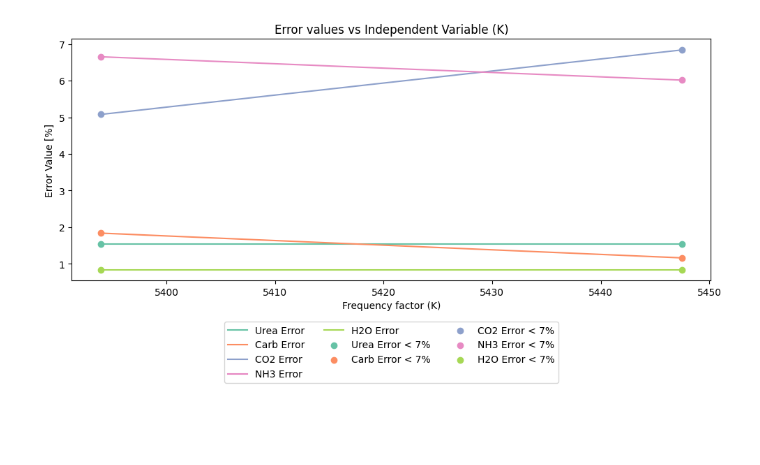
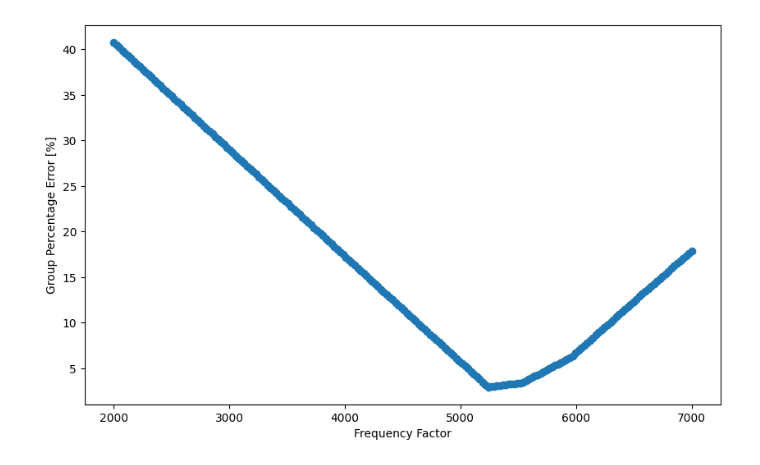
Before and after one commit to andrevzea/Urea_reactor_kinetics, a Jupyter notebook: Fine_tunning_carb_cond.ipynb, the cells around one changed output. Saved outputs shown, nothing was run; the diff lists cells and outputs as text; code cells hidden in the pictures; blank space fills up the shorter version.

```diff
--- a/Fine_tunning_carb_cond.ipynb
+++ b/Fine_tunning_carb_cond.ipynb
@@ -27,14 +27,16 @@ H2O_mass_fraction_node = r'\Data\Streams\CARBPROD\Output\MASSFRAC\MIXED\H2O'
 Biuret_mass_fraction_node = r'\Data\Streams\CARBPROD\Output\MASSFRAC\MIXED\BIURETU'
 
 # Define the range of K (frequency factor) to test
-K_array = np.linspace(1700, 7000, 100)
+K_array = np.linspace(2000, 7000, 200)
 
 # Initialize lists to store the mass fractions at each K value
 Urea, Carb, CO2, NH3, H2O, Biuret = [], [], [], [], [], []
 
 # Loop through each K value, update the Aspen model, and retrieve mass fractions
 for k in K_array:
+    #print(k)
     Aspen.Tree.FindNode(K_node).Value = float(k)  # Set the frequency factor
+    Aspen.Reinit()
     Aspen.Engine.Run2()  # Run the Aspen simulation
 
     # Wait until the simulation is finished
@@ -51,72 +53,81 @@ for k in K_array:
 
 # Close the Aspen Plus connection
 Aspen.Close()
 
 # Function to calculate percentage error between measured and reference values
 def Calculate_percentage_error(measured, reference):
     return np.abs((measured - reference) / reference) * 100
 
 # Define reference mass fractions for comparison (urea, carb, CO2, NH3, H2O, biuret)
 Reference_mass_frac = np.array([0.00126236828037646, 0.545746242227888, 0.11804232374056, 0.252436689248328, 0.0712285977656909, 0])
 
 # Calculate percentage errors for each component
 Error_urea = Calculate_percentage_error(Urea, Reference_mass_frac[0])
 Error_carb = Calculate_percentage_error(Carb, Reference_mass_frac[1])
 Error_co2 = Calculate_percentage_error(CO2, Reference_mass_frac[2])
 Error_nh3 = Calculate_percentage_error(NH3, Reference_mass_frac[3])
 Error_h2o = Calculate_percentage_error(H2O, Reference_mass_frac[4])
-Error_biuret = np.ones(100) * 100  # Assume 100% error for biuret as reference is zero
+#Error_biuret = np.ones(100) * 100  # Assume 100% error for biuret as reference is zero
 
-# Filter results where carbamate mass fraction is within the desired range (0.5 to 0.54)
-Filtered_indices = (np.array(Carb) >= 0.5) & (np.array(Carb) <= 0.54)
+# Function to compute the group percentage error for each frequency factor
+def compute_group_percentage_error(Urea, Carb, CO2, NH3, H2O, Reference_mass_frac):
+    # Initialize a list to store the group percentage error for each frequency factor
+    group_errors = []
 
-# Extract filtered errors for each component
-Filtered_error_urea = Error_urea[Filtered_indices]
-Filtered_error_carb = Error_carb[Filtered_indices]
-Filtered_error_co2 = Error_co2[Filtered_indices]
-Filtered_error_nh3 = Error_nh3[Filtered_indices]
-Filtered_error_h2o = Error_h2o[Filtered_indices]
+    # Loop through each frequency factor (row in Urea, Carb, etc.)
+    for i in range(len(Urea)):
+        # Calculate percentage errors for all species
+        error_urea = Calculate_percentage_error(Urea[i], Reference_mass_frac[0])
+        error_carb = Calculate_percentage_error(Carb[i], Reference_mass_frac[1])
+        error_co2 = Calculate_percentage_error(CO2[i], Reference_mass_frac[2])
+        error_nh3 = Calculate_percentage_error(NH3[i], Reference_mass_frac[3])
+        error_h2o = Calculate_percentage_error(H2O[i], Reference_mass_frac[4])
 
-# Create a dataframe with filtered errors
-filtered_data = {
-    'Index': np.where(Filtered_indices)[0],
-    'Urea Error': Filtered_error_urea,
-    'Carb Error': Filtered_error_carb,
-    'CO2 Error': Filtered_error_co2,
-    'NH3 Error': Filtered_error_nh3,
-    'H2O Error': Filtered_error_h2o
-}
+        # Combine the errors into a single metric (e.g., mean of all species' errors)
+        mean_error = np.mean([error_urea, error_carb, error_co2, error_nh3, error_h2o])
 
-df_filtered = pd.DataFrame(filtered_data).set_index('Index')
+        # Append the group error for this frequency factor
+        group_errors.append(mean_error)
 
-# Filter rows where all errors are below 7% for line plot
-df_lines = df_filtered[(df_filtered < 7).all(axis=1)]
-line_indexes = df_lines.index
+    return np.array(group_errors)
 
-# Create a colormap for plots
-colors = plt.get_cmap('Set2')
+# Calculate the group percentage error for each frequency factor
+group_percentage_errors = compute_group_percentage_error(Urea, Carb, CO2, NH3, H2O, Reference_mass_frac)
 
-# Plot line chart for errors below 7%
+# Print the error for each frequency factor
+#for i, error in enumerate(group_percentage_errors):
+    #print(f"Frequency Factor {i+1}: Group Percentage Error = {error:.2f}%")
+
 plt.figure(figsize=(10, 6))
-for i, col in enumerate(df_lines.columns):
-    plt.plot(K_array[line_indexes], df_lines[col], label=col, color=colors(i))
+plt.plot(K_array, group_percentage_errors, marker='o')
+plt.xlabel('Frequency Factor')
+plt.ylabel('Group Percentage Error [%]')
+#plt.title('Frequency Factor vs Group Percentage Error')
+#plt.grid(True)
+plt.show()
 
-# Filter rows where all errors are below 7% for scatter plot
-df_dots = df_filtered[(df_filtered < 7).all(axis=1)]
-dot_indexes = df_dots.index
+# Find the index of the minimum error
+min_error_index = np.argmin(group_percentage_errors)
+min_error = group_percentage_errors[min_error_index]
 
-# Plot scatter chart for errors below 7%
-for i, col in enumerate(df_dots.columns):
-    plt.scatter(K_array[dot_indexes], df_dots[col], color=colors(i), label=f'{col} < 7%')
+# Get the mass fractions for the test with the lowest error
+best_urea = Urea[min_error_index]
+best_carb = Carb[min_error_index]
+best_co2 = CO2[min_error_index]
+best_nh3 = NH3[min_error_index]
+best_h2o = H2O[min_error_index]
 
-# Add labels and legend to the plot
-plt.xlabel('Frequency factor (K)')
-plt.ylabel('Error Value [%]')
-plt.legend(loc='upper center', bbox_to_anchor=(0.5, -0.15), fancybox=True, shadow=False, ncol=3)
+# Get the corresponding k value
+best_k = K_array[min_error_index]
 
-# Adjust the layout to fit the legend
-plt.tight_layout(rect=[0, 0, 1, 0.9])
-plt.title('Error values vs Independent Variable (K)')
-plt.show()
+# Print the results
+print(f"Lowest group percentage error: {min_error:.2f}% at index {min_error_index}")
+print(f"Best k value: {best_k}")
+print("Mass fractions for the best k:")
+print(f"Urea: {best_urea}")
+print(f"Carbamate: {best_carb}")
+print(f"CO2: {best_co2}")
+print(f"NH3: {best_nh3}")
+print(f"H2O: {best_h2o}")
 # %% [output]
-[figure, old version]
+[figure, new version]
```
Also changed, not shown: parts of 2 cells of this notebook.
